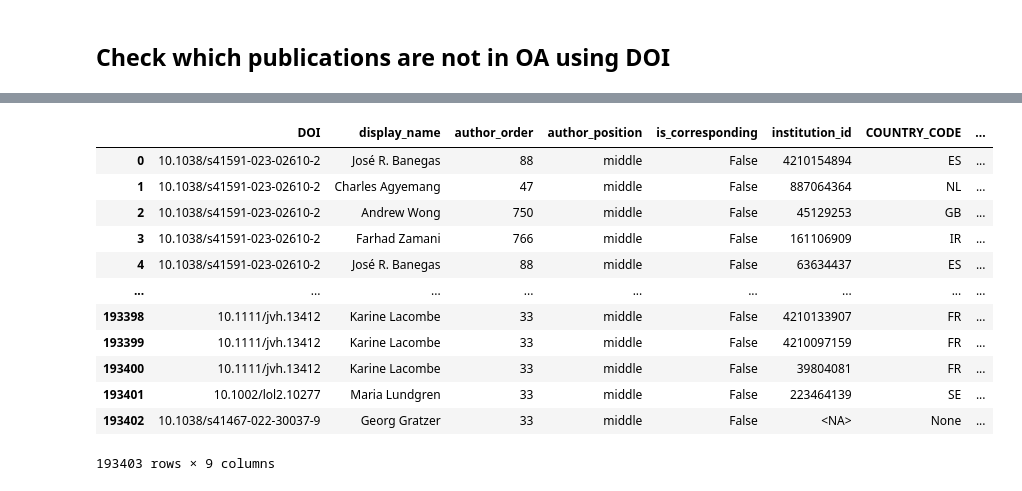
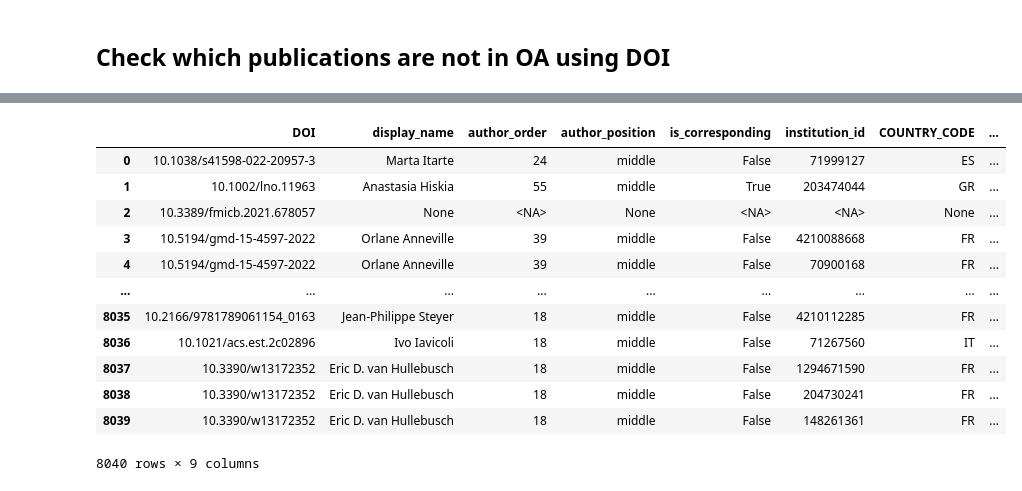
Before and after one commit to APVsiris/2025CERCA01, a Jupyter notebook: notebooks/0.0.3-apv-extractrawdata _2.ipynb, the cells around one changed output, grey strips where cells are left out. Saved outputs shown, nothing was run; the diff lists cells and outputs as text; code cells hidden in the pictures.

```diff
--- a/notebooks/0.0.3-apv-extractrawdata _2.ipynb
+++ b/notebooks/0.0.3-apv-extractrawdata _2.ipynb
@@ -260,5 +278,5 @@ df_tmp_1
 # %%
-df_check_v2 = g2d.download('1DtbOJzE9c9xCtuMfQQX8f4Uom6U7Mx7wwmzri57Xj4A', '=1', col_names = True, row_names = False)
+df_check_v2 = g2d.download('1J7uywXX7fsxjNbUSi24uQJiW5bTjbKHba1RjqdYBwQA', '=1', col_names = True, row_names = False)
 df_check_v2
 # %% [output]
 Not all requested scopes were granted by the authorization server, missing scopes https://spreadsheets.google.com/feeds, https://docs.google.com/feeds.
@@ -367,18 +307,0 @@ Not all requested scopes were granted by the authorization server, missing scope
-# %%
-check_1 = df_possible_cerca[df_possible_cerca.raw_affiliation.isin(df_check[df_check.CERCA == 'TRUE'].raw_affiliation)]
-check_1_imim = df_possible_cerca[df_possible_cerca.raw_affiliation.isin(df_check[df_check.CERCA_IMIM == 'TRUE'].raw_affiliation)]
-check_2 = df_possible_cerca[df_possible_cerca.raw_affiliation.str.lower().isin(df_check_v2[df_check_v2.CERCA == 'TRUE'].raw_affiliation)]
-check_2_imim = df_possible_cerca[df_possible_cerca.raw_affiliation.str.lower().isin(df_check_v2[df_check_v2.CERCA_IMIM == 'TRUE'].raw_affiliation)]
-check_3 = df_possible_cerca_not_parent[df_possible_cerca_not_parent.raw_affiliation.isin(df_check_v3[df_check_v3.CERCA == 'TRUE'].raw_affiliation)]
-
-
-cerca_doi = list(set(
-    list(cerca_authors.DOI.unique()) +
-    # list(cerca_possible_authors.DOI.unique()) +
-    list(check_1.DOI.unique()) +
-    list(check_2.DOI.unique()) +
-    list(check_1_imim.DOI.unique()) +
-    list(check_2_imim.DOI.unique()) +
-    list(check_3.DOI.unique())
-))
-len(cerca_doi) / df_centers.DOI.nunique()
@@ -403,0 +361,12 @@ df_check
+# %%
+df_check_v3 = g2d.download('1J7uywXX7fsxjNbUSi24uQJiW5bTjbKHba1RjqdYBwQA', 'Missing', col_names = True, row_names = False)
+
+check_3 = df_possible_cerca[df_possible_cerca.raw_affiliation.isin(df_check_v3[df_check_v3.CERCA == 'TRUE'].raw_affiliation)]
+
+cerca_doi = list(set(
+    list(cerca_authors.DOI.unique()) +
+    list(check_1.DOI.unique()) +
+    list(check_2.DOI.unique()) +
+    list(check_3.DOI.unique())
+))
+len(cerca_doi) / df_centers.DOI.nunique()
@@ -403,0 +376,3 @@ df_check
+# %%
+df_check = pd.concat((cerca_authors, check_1, check_2, check_3))
+df_check
@@ -404,21 +409,22 @@ df_check
 # %%
 # HI HA ERROR AMB L'ASSIGNACIÓ I PER AIXÒ SURT RAR! S'HA DE FER ALS POSSIBLE (PATENT I NO PARENT) I LLAVORS FER EL MERGE AMB EL OA QUE TÉ L'AUTHOR ORDER
 
 df_OA['CERCA'] = (df_OA['display_name'].isin(df_check['display_name']) & df_OA['DOI'].isin(df_check['DOI']))
-df_final = df_OA.merge(df_centers, on = 'DOI').drop_duplicates().reset_index(drop = True)
-df_final.to_csv('../data/processed/CERCA_5_Bibliometria_SIRIS_OA.csv', index = False)
+df_centers['DOI'] = df_centers['DOI'].str.lower()
+df_final = df_OA.merge(df_centers, on = 'DOI', how = 'left').drop_duplicates(['DOI', 'display_name', 'institution_id']).reset_index(drop = True)
+df_final.to_csv('../data/processed/CERCA_5_Bibliometria_SIRIS_OA_segonaentrega.csv', index = False)
 df_final
 # %% [output]
 |  | DOI | display_name | author_order | author_position | is_corresponding | institution_id | COUNTRY_CODE | ... |
-| 0 | 10.1038/s41591-023-02610-2 | José R. Banegas | 88 | middle | False | 4210154894 | ES | ... |
-| 1 | 10.1038/s41591-023-02610-2 | Charles Agyemang | 47 | middle | False | 887064364 | NL | ... |
-| 2 | 10.1038/s41591-023-02610-2 | Andrew Wong | 750 | middle | False | 45129253 | GB | ... |
-| 3 | 10.1038/s41591-023-02610-2 | Farhad Zamani | 766 | middle | False | 161106909 | IR | ... |
-| 4 | 10.1038/s41591-023-02610-2 | José R. Banegas | 88 | middle | False | 63634437 | ES | ... |
+| 0 | 10.1038/s41598-022-20957-3 | Marta Itarte | 24 | middle | False | 71999127 | ES | ... |
+| 1 | 10.1002/lno.11963 | Anastasia Hiskia | 55 | middle | True | 203474044 | GR | ... |
+| 2 | 10.3389/fmicb.2021.678057 | None | <NA> | None | <NA> | <NA> | None | ... |
+| 3 | 10.5194/gmd-15-4597-2022 | Orlane Anneville | 39 | middle | False | 4210088668 | FR | ... |
+| 4 | 10.5194/gmd-15-4597-2022 | Orlane Anneville | 39 | middle | False | 70900168 | FR | ... |
 | ... | ... | ... | ... | ... | ... | ... | ... | ... |
-| 193398 | 10.1111/jvh.13412 | Karine Lacombe | 33 | middle | False | 4210133907 | FR | ... |
-| 193399 | 10.1111/jvh.13412 | Karine Lacombe | 33 | middle | False | 4210097159 | FR | ... |
-| 193400 | 10.1111/jvh.13412 | Karine Lacombe | 33 | middle | False | 39804081 | FR | ... |
-| 193401 | 10.1002/lol2.10277 | Maria Lundgren | 33 | middle | False | 223464139 | SE | ... |
-| 193402 | 10.1038/s41467-022-30037-9 | Georg Gratzer | 33 | middle | False | <NA> | None | ... |
+| 8035 | 10.2166/9781789061154_0163 | Jean‐Philippe Steyer | 18 | middle | False | 4210112285 | FR | ... |
+| 8036 | 10.1021/acs.est.2c02896 | Ivo Iavicoli | 18 | middle | False | 71267560 | IT | ... |
+| 8037 | 10.3390/w13172352 | Eric D. van Hullebusch | 18 | middle | False | 1294671590 | FR | ... |
+| 8038 | 10.3390/w13172352 | Eric D. van Hullebusch | 18 | middle | False | 204730241 | FR | ... |
+| 8039 | 10.3390/w13172352 | Eric D. van Hullebusch | 18 | middle | False | 148261361 | FR | ... |
-193403 rows × 9 columns
+8040 rows × 9 columns
```
Also changed, not shown: parts of 36 cells of this notebook, 14 other files.
